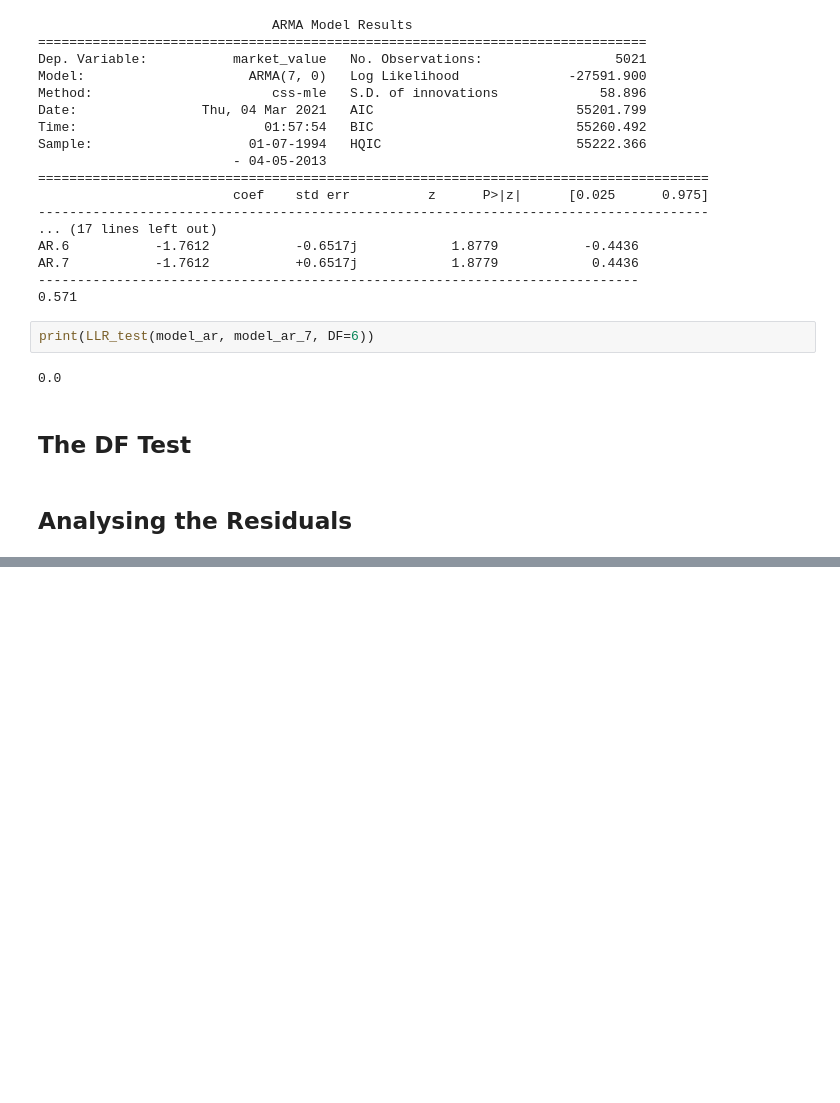
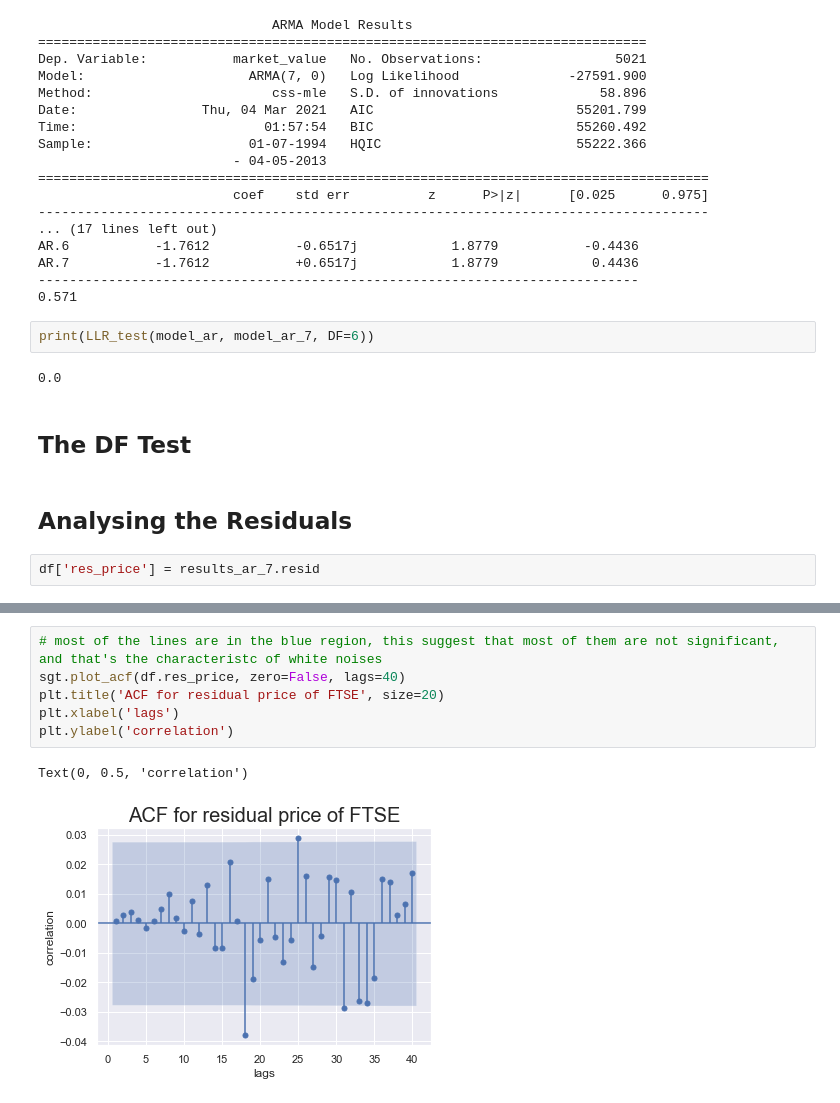
Before and after one commit to junglewill/Time-series-analysis-in-Python, a Jupyter notebook: AR_Model_Price.ipynb, the cells around one changed output, grey strips where cells are left out. Cells and saved outputs as stored; diff of their text form; blank space fills up the shorter version.

```diff
--- a/AR_Model_Price.ipynb
+++ b/AR_Model_Price.ipynb
@@ -295,3 +295,5 @@ print(LLR_test(model_ar, model_ar_7, DF=6))
 ## The DF Test
 # %% [markdown]
 ## Analysing the Residuals
+# %%
+df['res_price'] = results_ar_7.resid
@@ -297,0 +326,9 @@ print(LLR_test(model_ar, model_ar_7, DF=6))
+# %%
+# most of the lines are in the blue region, this suggest that most of them are not significant, and that's the characteristc of white noises
+sgt.plot_acf(df.res_price, zero=False, lags=40)
+plt.title('ACF for residual price of FTSE', size=20)
+plt.xlabel('lags')
+plt.ylabel('correlation')
+# %% [output]
+Text(0, 0.5, 'correlation')
+[figure, added]
```
Also changed, not shown: parts of 5 cells of this notebook, 1 other file.
